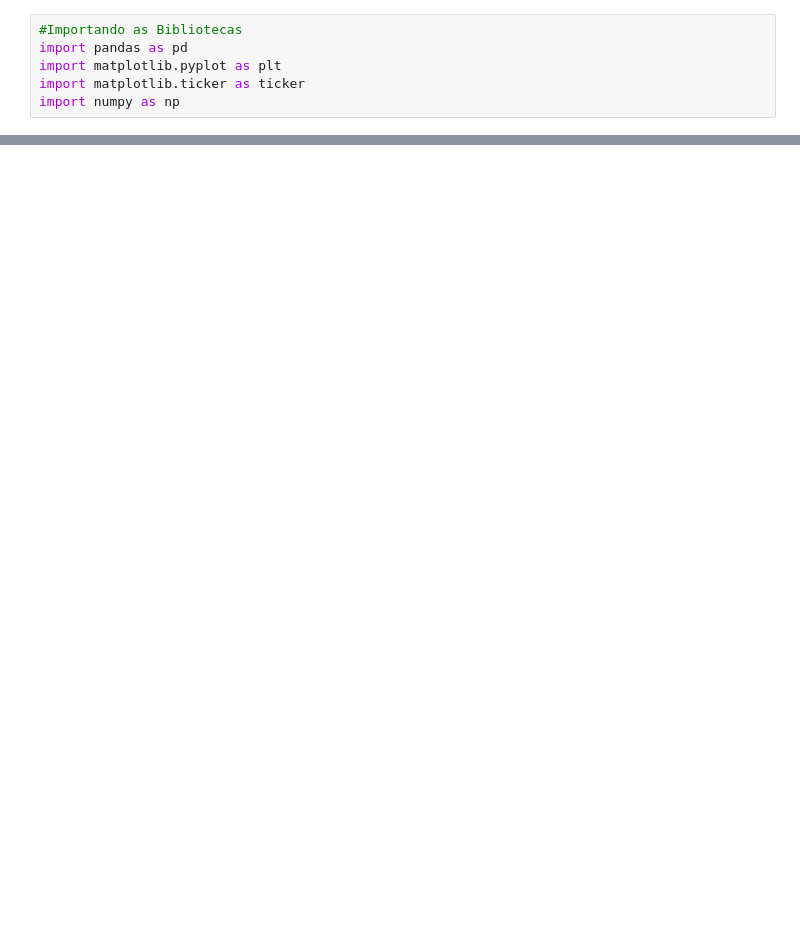
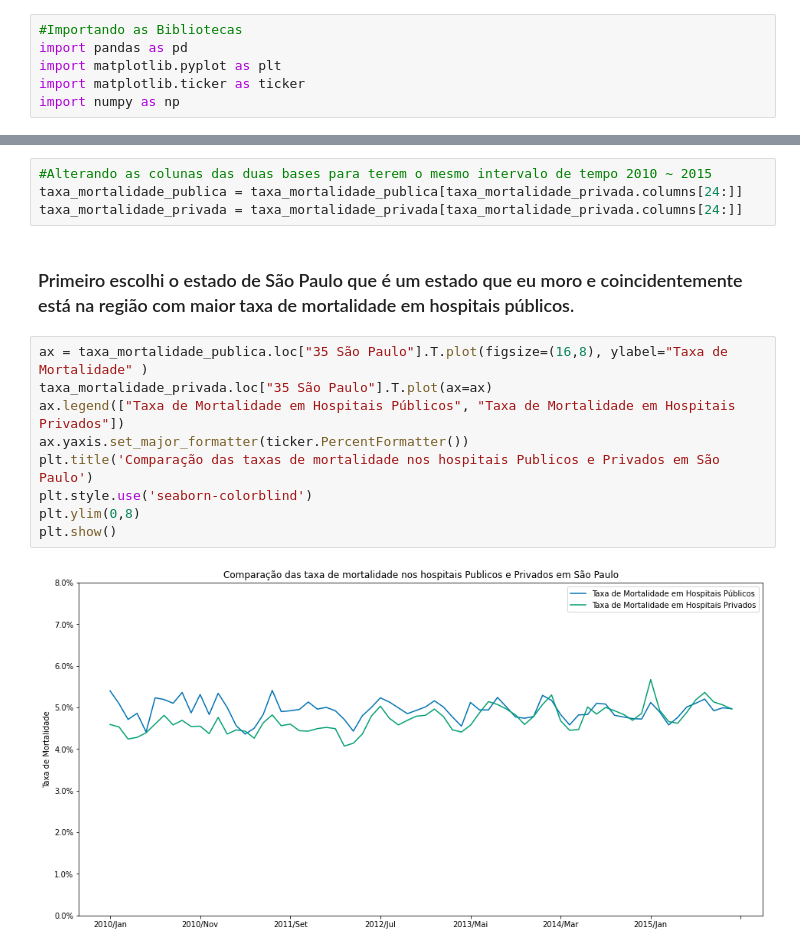
Before and after one commit to Topein/Producao_hospitalar_no_brasil, a Jupyter notebook: Projeto_01.ipynb, the cells around one changed output, grey strips where cells are left out. Saved outputs shown, nothing was run; the diff lists cells and outputs as text; blank space fills up the shorter version.

```diff
--- a/Projeto_01.ipynb
+++ b/Projeto_01.ipynb
@@ -175,0 +187,17 @@ AttributeError: ignored
+# %%
+#Alterando as colunas das duas bases para terem o mesmo intervalo de tempo 2010 ~ 2015
+taxa_mortalidade_publica = taxa_mortalidade_publica[taxa_mortalidade_privada.columns[24:]]
+taxa_mortalidade_privada = taxa_mortalidade_privada[taxa_mortalidade_privada.columns[24:]]
+# %% [markdown]
+### Primeiro escolhi o estado de São Paulo que é um estado que eu moro e coincidentemente está na região com maior taxa de mortalidade em hospitais públicos.
+# %%
+ax = taxa_mortalidade_publica.loc["35 São Paulo"].T.plot(figsize=(16,8), ylabel="Taxa de Mortalidade" )
+taxa_mortalidade_privada.loc["35 São Paulo"].T.plot(ax=ax)
+ax.legend(["Taxa de Mortalidade em Hospitais Públicos", "Taxa de Mortalidade em Hospitais Privados"])
+ax.yaxis.set_major_formatter(ticker.PercentFormatter())
+plt.title('Comparação das taxas de mortalidade nos hospitais Publicos e Privados em São Paulo')
+plt.style.use('seaborn-colorblind')
+plt.ylim(0,8)
+plt.show()
+# %% [output]
+[figure, added]
```
Also changed, not shown: parts of 48 cells of this notebook.
